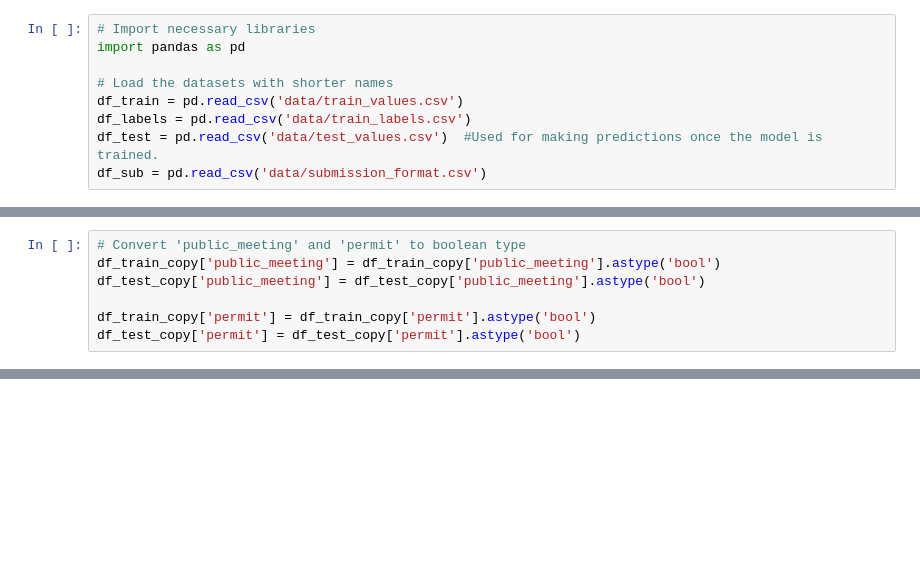
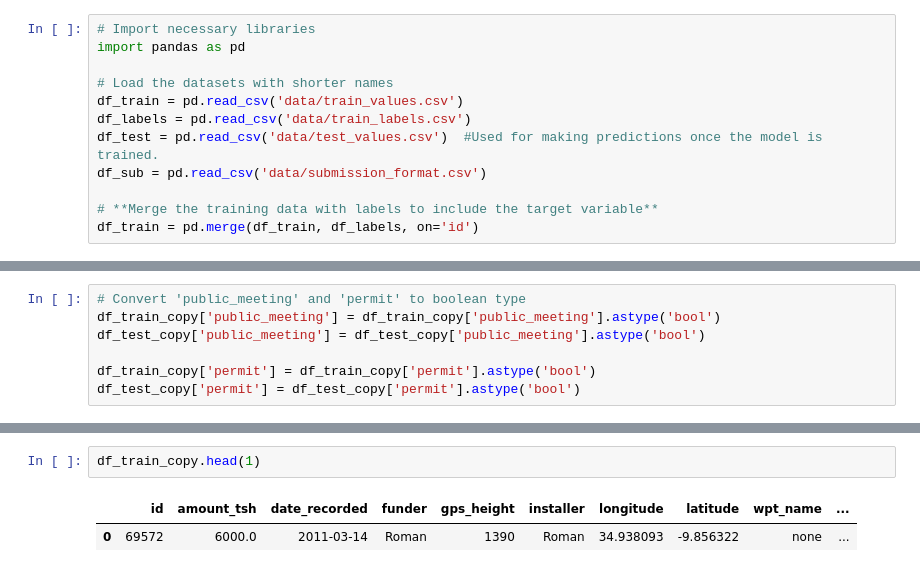
Before and after one commit to George-Chira/ml_water_project, a Jupyter notebook: index.ipynb, the cells around one changed output, grey strips where cells are left out. Saved outputs shown, nothing was run; the diff lists cells and outputs as text; blank space fills up the shorter version.

```diff
--- a/index.ipynb
+++ b/index.ipynb
@@ -81,6 +81,9 @@ df_train = pd.read_csv('data/train_values.csv')
 df_labels = pd.read_csv('data/train_labels.csv')
 df_test = pd.read_csv('data/test_values.csv')  #Used for making predictions once the model is trained.
 df_sub = pd.read_csv('data/submission_format.csv')
+
+# **Merge the training data with labels to include the target variable**
+df_train = pd.merge(df_train, df_labels, on='id')
 # %% [markdown]
 ### Inspect the Data
 Now that the data is loaded, let’s proceed with inspecting the datasets to understand their structure and contents.
@@ -343,0 +329,5 @@ df_test_copy['permit'] = df_test_copy['permit'].astype('bool')
+# %%
+df_train_copy.head(1)
+# %% [output]
+|  | id | amount_tsh | date_recorded | funder | gps_height | installer | longitude | latitude | wpt_name | ... |
+| 0 | 69572 | 6000.0 | 2011-03-14 | Roman | 1390 | Roman | 34.938093 | -9.856322 | none | ... |
```
Also changed, not shown: parts of 13 cells of this notebook.
